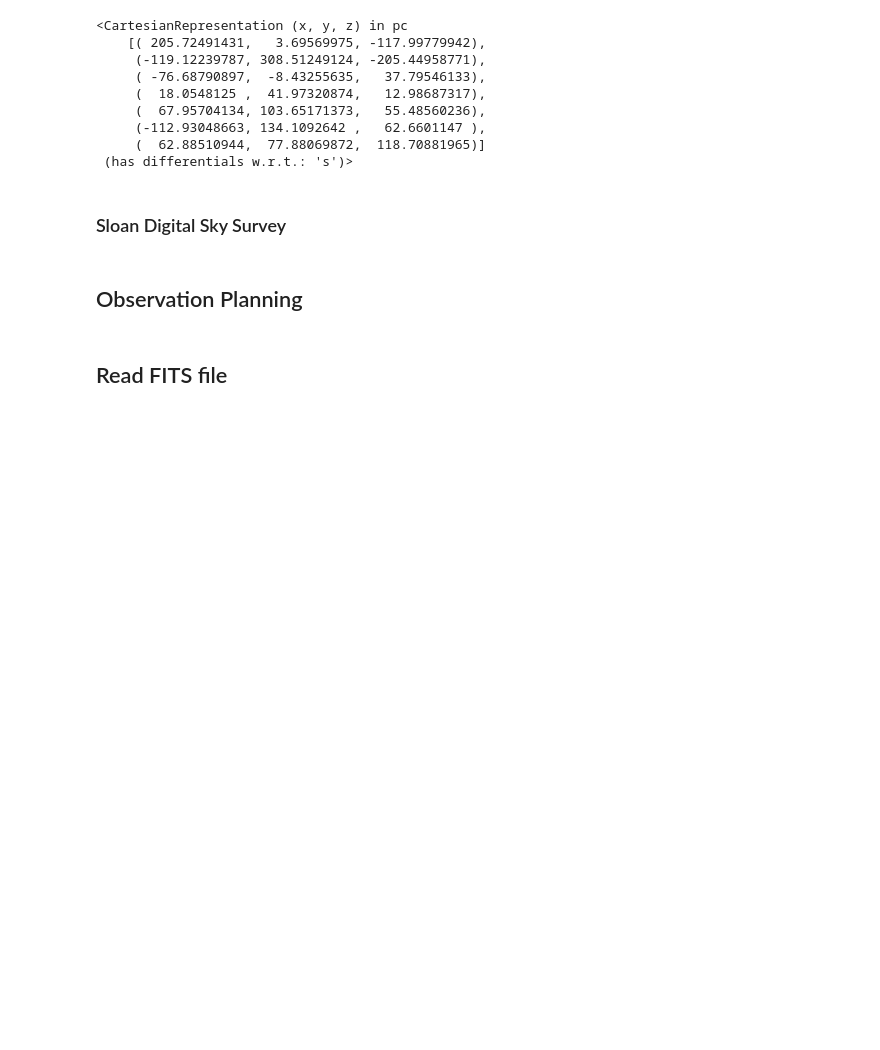
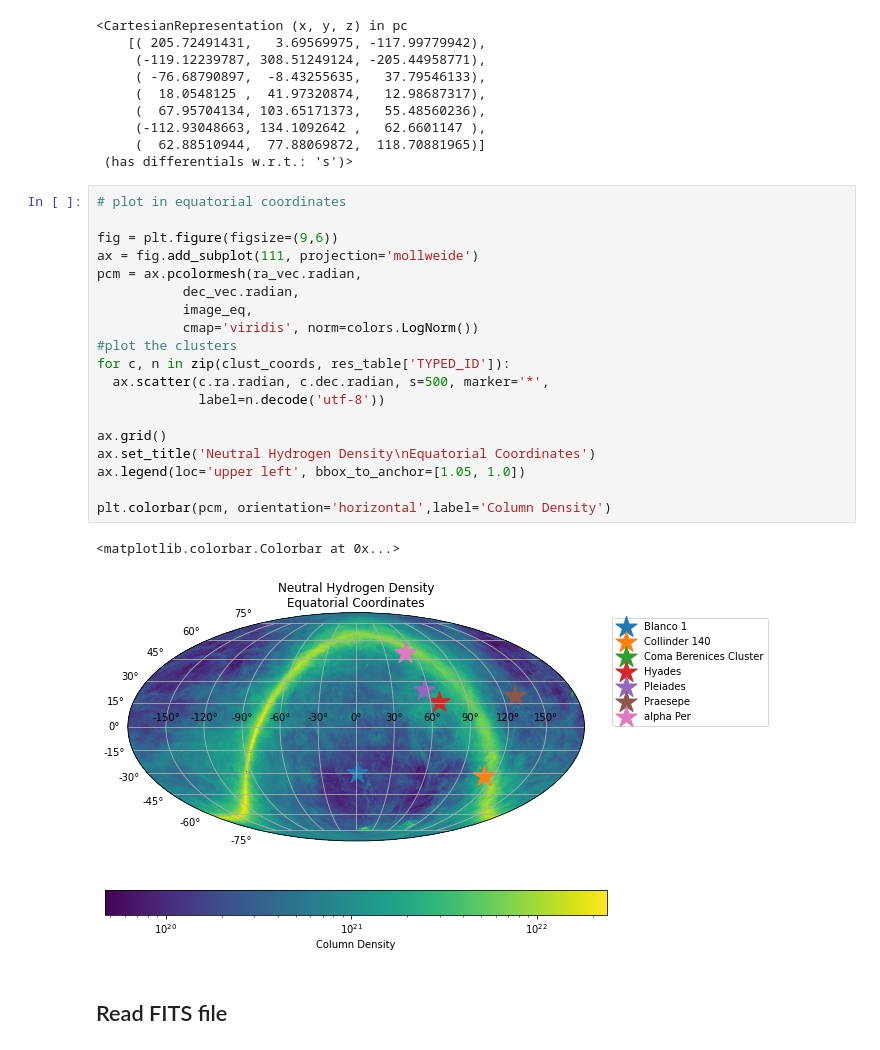
Before and after one commit to Dishwasha/cas-tau, a Jupyter notebook: AstropyTutorial.ipynb, the cells around one changed output. Cells and saved outputs as stored; diff of their text form; blank space fills up the shorter version.

```diff
--- a/AstropyTutorial.ipynb
+++ b/AstropyTutorial.ipynb
@@ -500,10 +500,28 @@ clust_coords.cartesian
      (-112.93048663, 134.1092642 ,   62.6601147 ),
      (  62.88510944,  77.88069872,  118.70881965)]
  (has differentials w.r.t.: 's')>
-# %% [markdown]
-### Sloan Digital Sky Survey
-# %% [markdown]
-## Observation Planning
+# %%
+# plot in equatorial coordinates
+
+fig = plt.figure(figsize=(9,6))
+ax = fig.add_subplot(111, projection='mollweide')
+pcm = ax.pcolormesh(ra_vec.radian,
+           dec_vec.radian,
+           image_eq,
+           cmap='viridis', norm=colors.LogNorm())
+#plot the clusters
+for c, n in zip(clust_coords, res_table['TYPED_ID']):
+  ax.scatter(c.ra.radian, c.dec.radian, s=500, marker='*',
+             label=n.decode('utf-8'))
+
+ax.grid()
+ax.set_title('Neutral Hydrogen Density\nEquatorial Coordinates')
+ax.legend(loc='upper left', bbox_to_anchor=[1.05, 1.0])
+
+plt.colorbar(pcm, orientation='horizontal',label='Column Density')
+# %% [output]
+<matplotlib.colorbar.Colorbar at 0x...>
+[figure, added]
 # %% [markdown]
 ## Read FITS file
 # %% [markdown]
```
Also changed, not shown: parts of 37 cells of this notebook.
